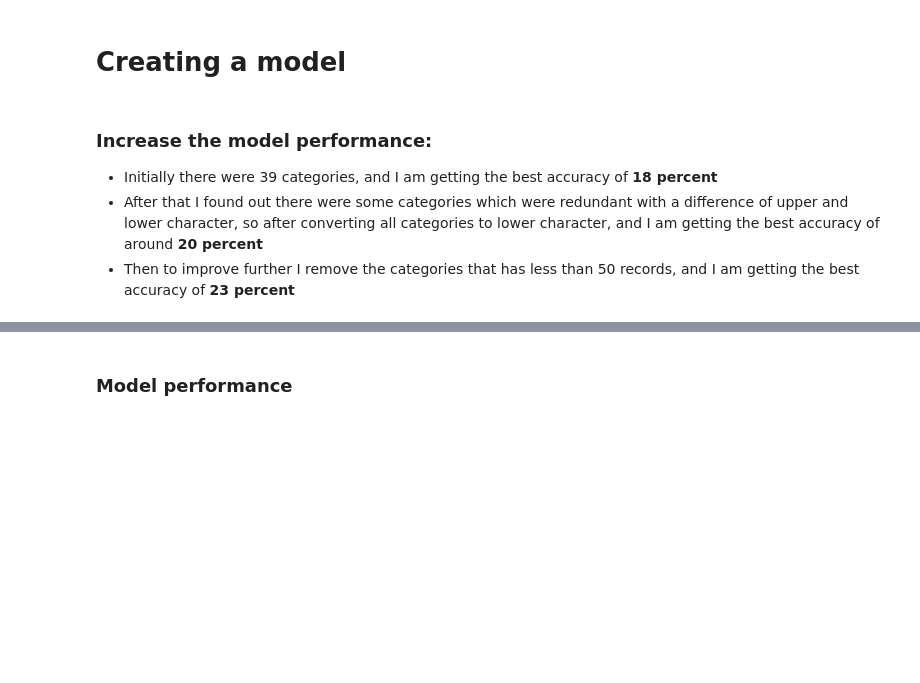
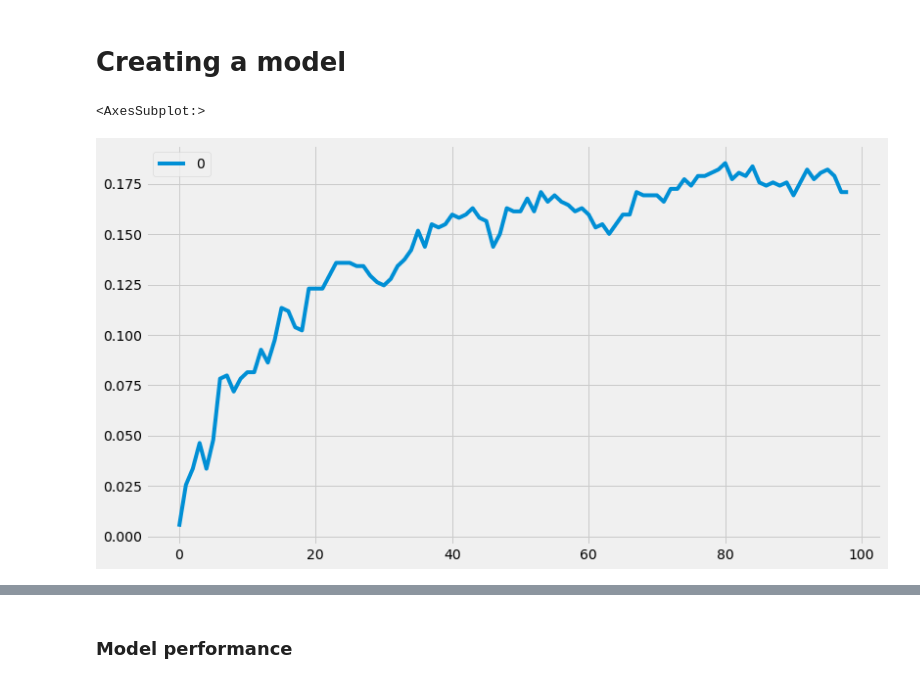
Before and after one commit to yash0307jain/curated-gift-boxes, a Jupyter notebook: algorithm.ipynb, the cells around one changed output, grey strips where cells are left out. Drawn from its saved outputs; the diff is of its cells as text; code cells hidden in the pictures; blank space fills up the shorter version.

```diff
--- a/algorithm.ipynb
+++ b/algorithm.ipynb
@@ -95,7 +111,15 @@ X_train_vec.shape
 # %% [markdown]
 # Creating a model
-# %% [markdown]
-### Increase the model performance:
-* Initially there were 39 categories, and I am getting the best accuracy of **18 percent**
-* After that I found out there were some categories which were redundant with a difference of upper and lower character, so after converting all categories to lower character, and I am getting the best accuracy of around **20 percent**
-* Then to improve further I remove the categories that has less than 50 records, and I am getting the best accuracy of **23 percent**
+# %%
+# Checking for the best value of n_neighbours in KNN
+accuracy_knn = []
+for i in range(1, 100):
+    knn = KNeighborsClassifier(n_neighbors=i)
+    knn.fit(X_train_vec, y_train)
+    y_pred = knn.predict(X_test_vec)
+    accuracy_knn.append(accuracy_score(y_test, y_pred))
+
+pd.DataFrame(accuracy_knn).plot(figsize=(12,7))
+# %% [output]
+<AxesSubplot:>
+[figure, added]
```
Also changed, not shown: parts of 22 cells of this notebook.
